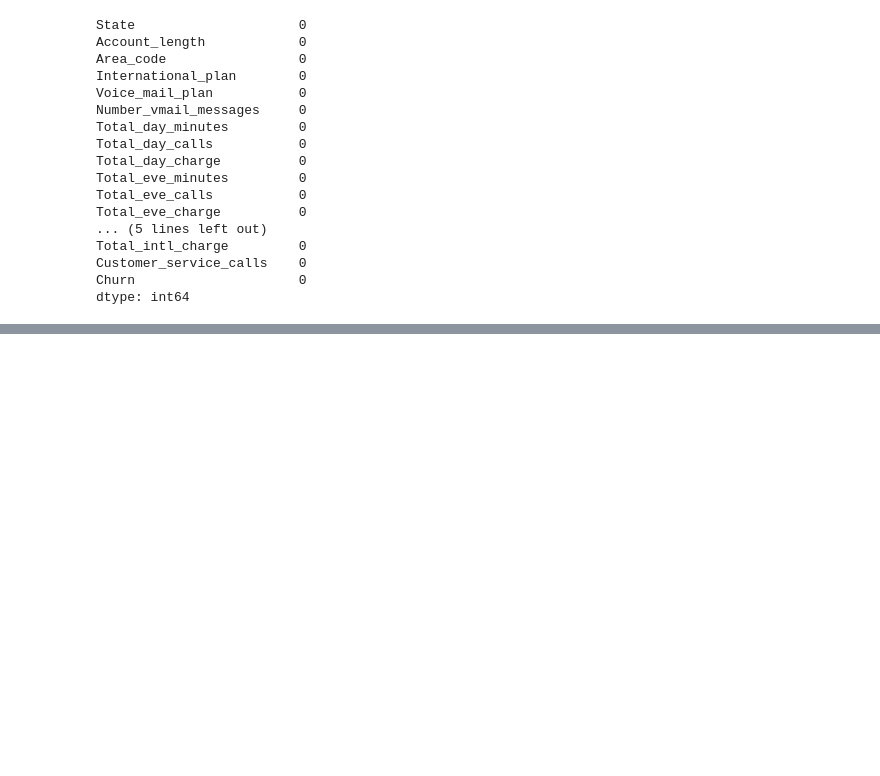
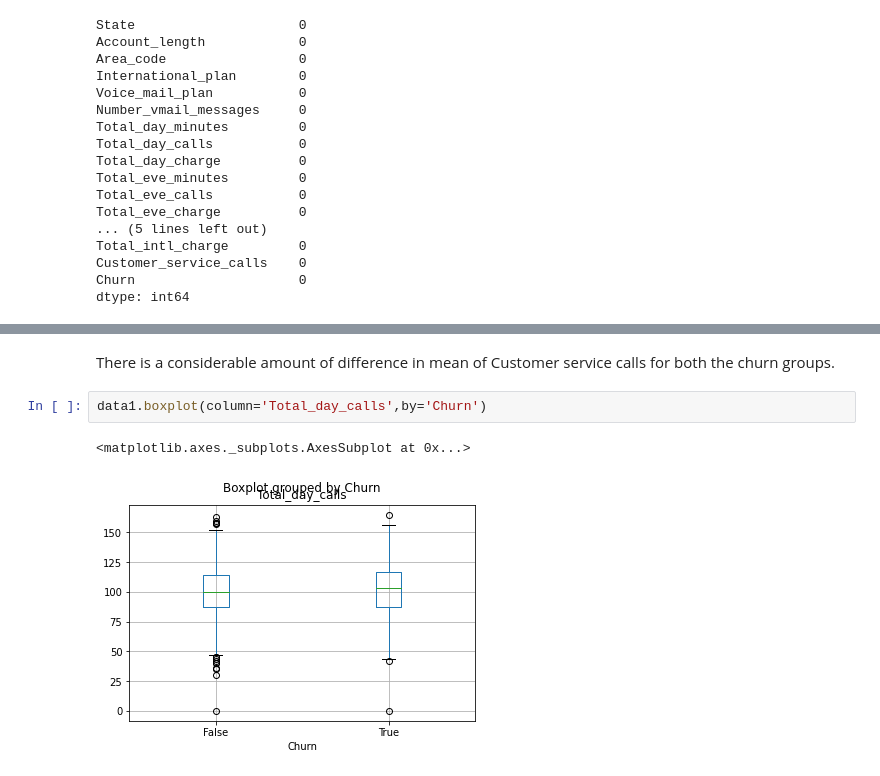
Before and after one commit to Aakash0505/CAPSTONE_1, a Jupyter notebook: Telecom_Churn_Analysis_Capstone_Project.ipynb, the cells around one changed output, grey strips where cells are left out. Drawn from its saved outputs; the diff is of its cells as text; blank space fills up the shorter version.

```diff
--- a/Telecom_Churn_Analysis_Capstone_Project.ipynb
+++ b/Telecom_Churn_Analysis_Capstone_Project.ipynb
@@ -187,0 +245,7 @@ SyntaxError: ignored
+# %% [markdown]
+There is a considerable amount of difference in mean of Customer service calls for both the churn groups.
+# %%
+data1.boxplot(column='Total_day_calls',by='Churn')
+# %% [output]
+<matplotlib.axes._subplots.AxesSubplot at 0x...>
+[figure, added]
```
Also changed, not shown: parts of 25 cells of this notebook.
